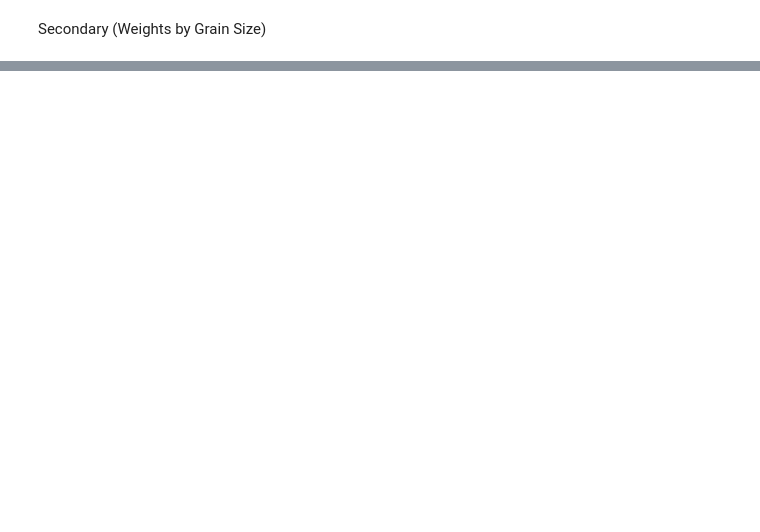
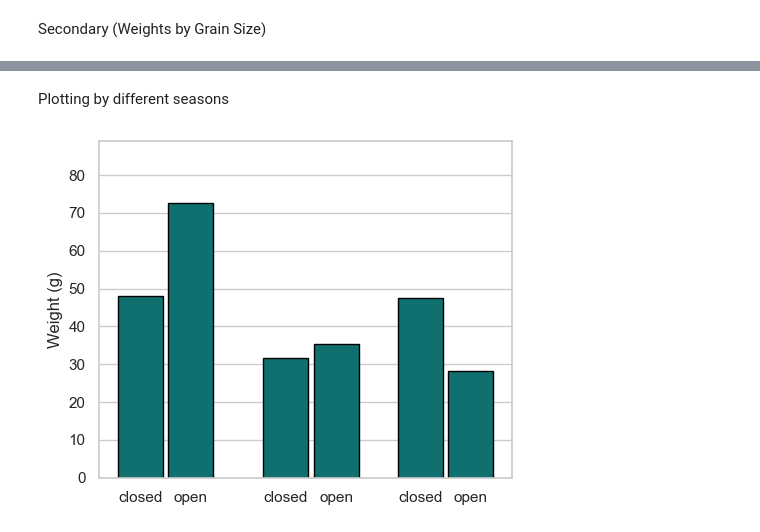
Before and after one commit to nicole-hucke/sediment_trap_paper, a Jupyter notebook: plots/trap_barplots/barplots_code.ipynb, the cells around one changed output, grey strips where cells are left out. Saved outputs shown, nothing was run; the diff lists cells and outputs as text; code cells hidden in the pictures; blank space fills up the shorter version.

```diff
--- a/plots/trap_barplots/barplots_code.ipynb
+++ b/plots/trap_barplots/barplots_code.ipynb
@@ -466,0 +466,36 @@ plt.show()
+# %% [markdown]
+Plotting by different seasons
+# %%
+spring_weights = total_weights[total_weights['Sample'].str.startswith(('T2-A', 'T2-B', 'T8-C', 'T8-D', 'T1-A', 'T1-B'))]
+# Primary (Total Weights) — Spring and Summer as separate plots
+labels = ['closed\n', 'open\n', 'closed\n', 'open\n', 'closed\n', 'open\n']
+# define the desired order of the samples
+sample_order = ['T2-A', 'T2-B', 'T8-C', 'T8-D', 'T1-A', 'T1-B']
+# filter by season
+spring_data = summary_weights[summary_weights['season'] == 'Spring']
+
+sns.set_theme(style="whitegrid")
+fig, ax = plt.subplots(figsize=(5, 4))
+
+# Define positions for bars
+x_positions = [0, 0.45, 1.3, 1.75, 2.5, 2.95]
+bar_width = 0.4
+teal = '#107070'
+
+# Plot bars
+bars = ax.bar(x_positions, spring_data.sort_values('Sample', key=lambda x: x.map({s: i for i, s in enumerate(sample_order)}))['Weight'],
+            width=bar_width, color=teal, edgecolor='black')
+ax.set_ylabel('Weight (g)')
+ax.set_xlabel('')
+ax.set_ylim(0, 89)
+#ax.set_title('Spring')
+ax.xaxis.grid(False)
+
+# Set x-tick positions at the center of each pair
+ax.set_xticks(x_positions)
+ax.set_xticklabels(['closed', 'open', 'closed', 'open', 'closed', 'open'])
+plt.tight_layout()
+plt.savefig('plots/total_weights_spring_individal.jpg', dpi=1000, bbox_inches='tight')
+plt.show()
+# %% [output]
+[figure, added]
```
Also changed, not shown: parts of 3 cells of this notebook, 5 other files.
